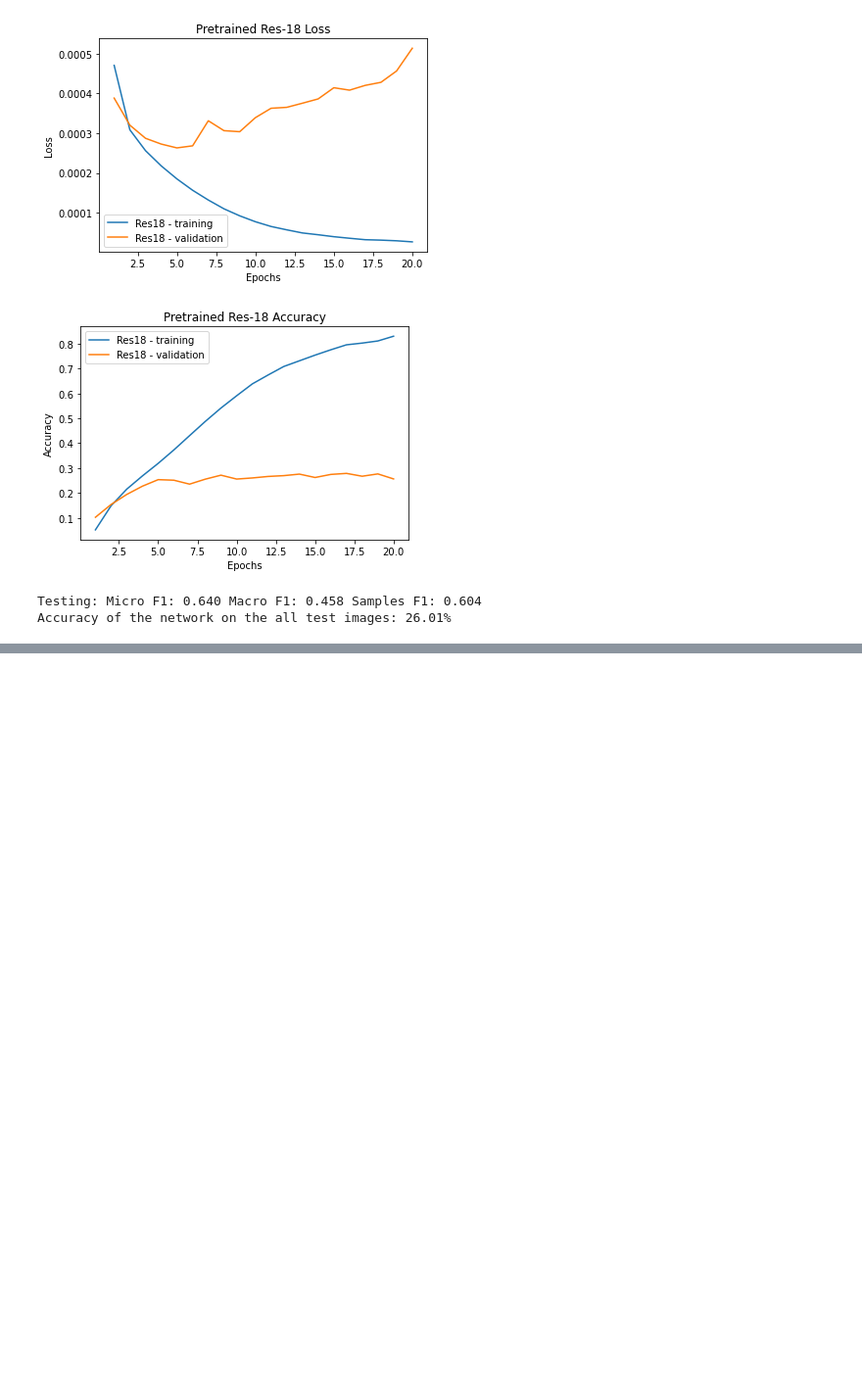
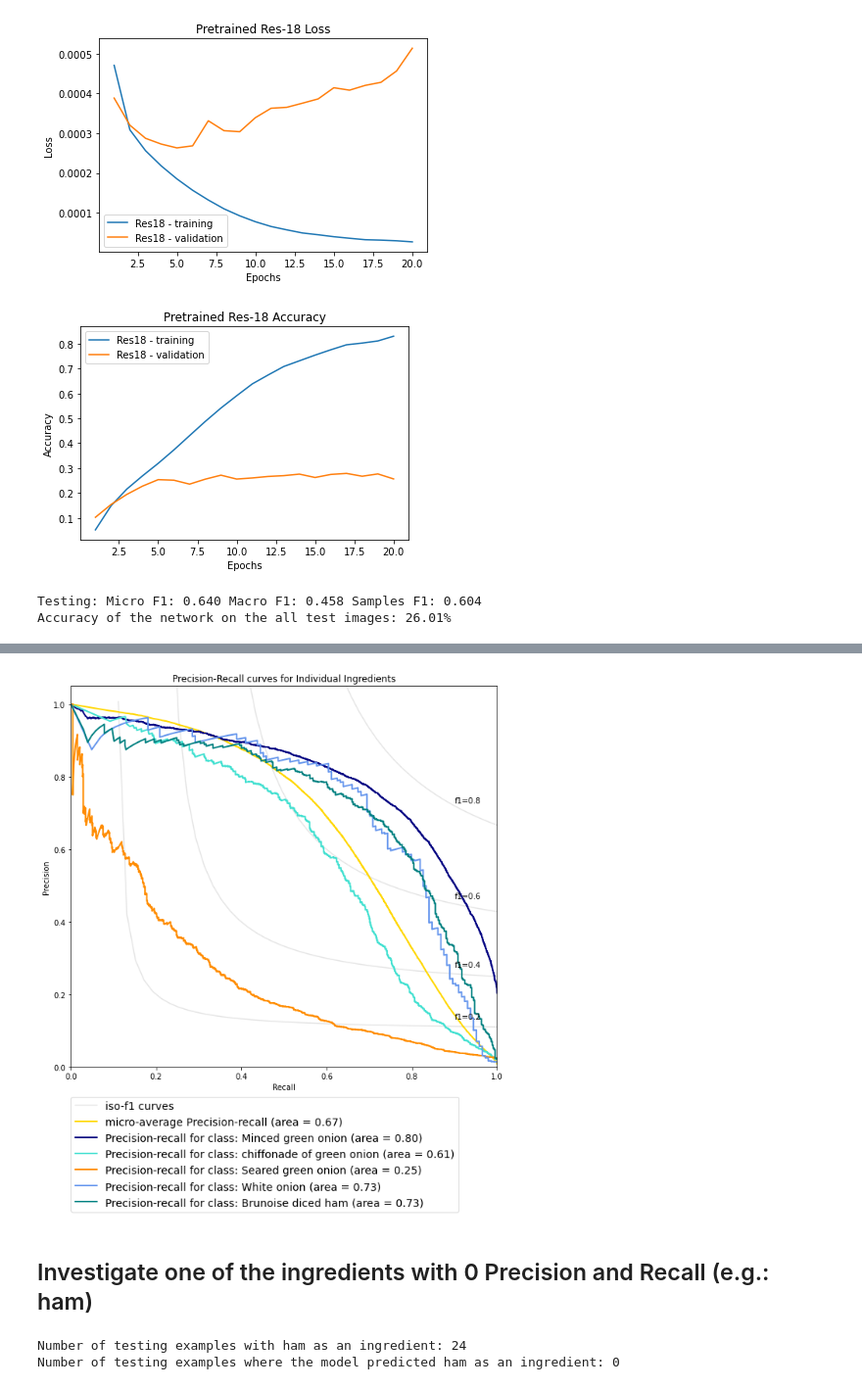
Before and after one commit to VivekShankar/CS231N_FinalProject, a Jupyter notebook: ingredient_classification/ingredient_classification_res.ipynb, the cells around one changed output, grey strips where cells are left out. Shown at 98% size. Drawn from its saved outputs; the diff is of its cells as text; code cells hidden in the pictures; blank space fills up the shorter version.

```diff
--- a/ingredient_classification/ingredient_classification_res.ipynb
+++ b/ingredient_classification/ingredient_classification_res.ipynb
@@ -85,3 +85,6 @@ def get_ingredients(path):
     key = '/' + '/'.join(split_path[3:])
     ingredients = path_to_ingredients[key]
     return ingredients
+# %%
+IngreList = open('../VireoFood172/SplitAndIngreLabel/IngredientList.txt', 'r').read().split('\n')[:-1]  # list of str
+print(len(IngreList))
@@ -358,0 +369,12 @@ Accuracy of the network on the all test images: 26.01%
+# %%
+y_score = []
+y_test = []
+criterion = nn.BCELoss()
+with torch.no_grad():
+    model.eval()
+    for x, food_labels, paths in test_dataloader:
+        y = np.array([get_ingredients(path) for path in paths])
+        x, y = gpu(x), gpu(torch.from_numpy(y)).to(torch.float32)
+        scores = model(x)
+        y_score.extend(scores.cpu().numpy())
+        y_test.extend(y.cpu().numpy())
@@ -358,0 +535,57 @@ Accuracy of the network on the all test images: 26.01%
+# %%
+from itertools import cycle
+# setup plot details
+num_classes = 5
+colors = cycle(['navy', 'turquoise', 'darkorange', 'cornflowerblue', 'teal'])
+
+plt.figure(figsize=(10, 11))
+f_scores = np.linspace(0.2, 0.8, num=4)
+lines = []
+labels = []
+for f_score in f_scores:
+    x = np.linspace(0.01, 1)
+    y = f_score * x / (2 * x - f_score)
+    l, = plt.plot(x[y >= 0], y[y >= 0], color='gray', alpha=0.2)
+    plt.annotate('f1={0:0.1f}'.format(f_score), xy=(0.9, y[45] + 0.02))
+
+lines.append(l)
+labels.append('iso-f1 curves')
+l, = plt.plot(recall["micro"], precision["micro"], color='gold', lw=2)
+lines.append(l)
+labels.append('micro-average Precision-recall (area = {0:0.2f})'
+              ''.format(average_precision["micro"]))
+
+for i, color in zip(range(num_classes), colors):
+    l, = plt.plot(recall[i], precision[i], color=color, lw=2)
+    lines.append(l)
+    labels.append('Precision-recall for class: {0} (area = {1:0.2f})'
+                  ''.format(IngreList[i], average_precision[i]))
+
+fig = plt.gcf()
+fig.subplots_adjust(bottom=0.25)
+plt.xlim([0.0, 1.0])
+plt.ylim([0.0, 1.05])
+plt.xlabel('Recall')
+plt.ylabel('Precision')
+plt.title('Precision-Recall curves for Individual Ingredients')
+plt.legend(lines, labels, loc=(0, -.38), prop=dict(size=14))
+
+
+plt.show()
+# %% [output]
+[figure, added]
+# %% [markdown]
+## Investigate one of the ingredients with 0 Precision and Recall (e.g.: ham)
+# %%
+ham_index = 6
+ham_pred, ham_test = 0, 0
+for (y_test_i, y_pred_i) in zip(y_test, y_pred):
+    if y_test_i[ham_index] == 1:
+        ham_test += 1
+    if y_pred_i[ham_index] == 1:
+        ham_pred += 1
+print("Number of testing examples with ham as an ingredient: {}".format(ham_test))
+print("Number of testing examples where the model predicted ham as an ingredient: {}".format(ham_pred))
+# %% [output]
+Number of testing examples with ham as an ingredient: 24
+Number of testing examples where the model predicted ham as an ingredient: 0
```
Also changed, not shown: parts of 15 cells of this notebook.
